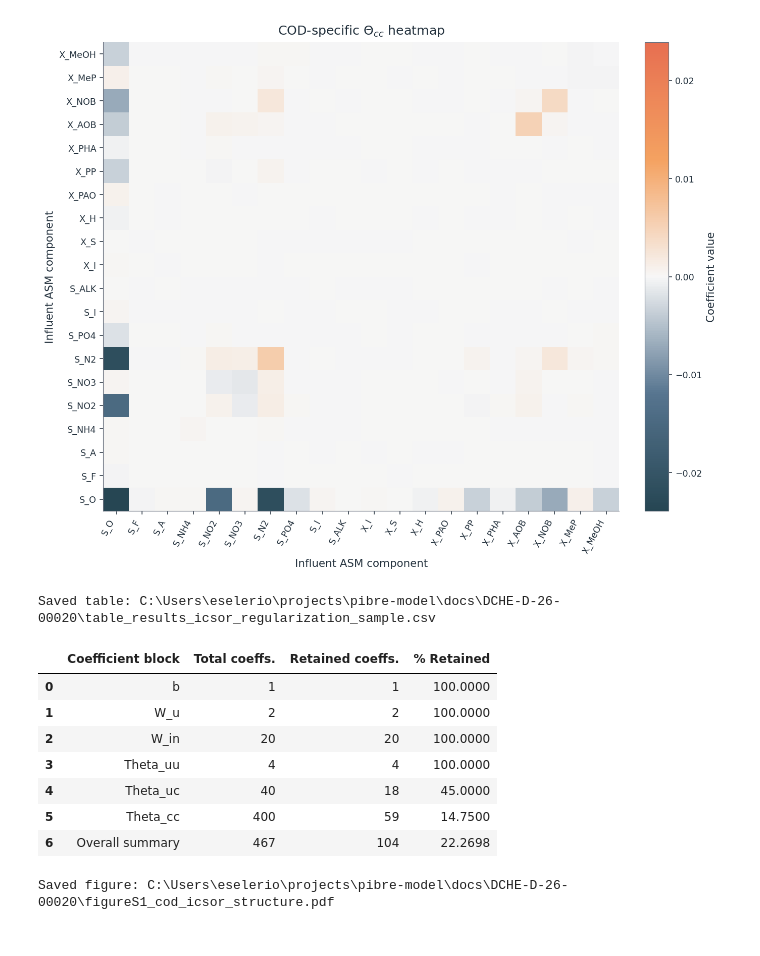
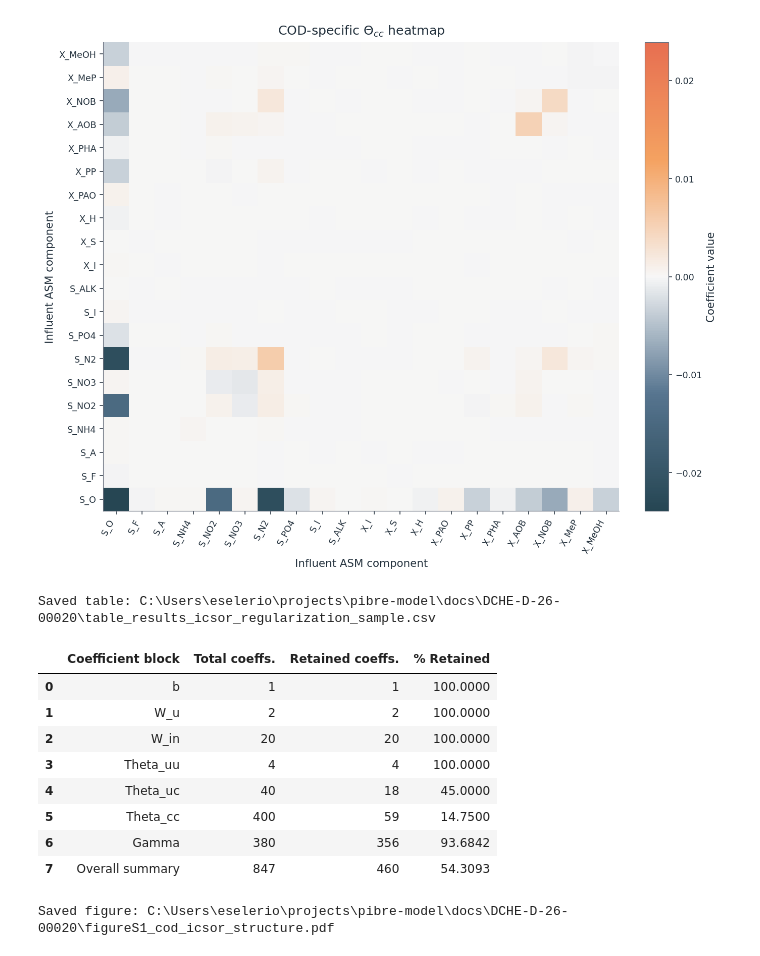
Before and after one commit to egbertoselerio1997/pibre-model, a Jupyter notebook: comparison.ipynb, the cells around one changed output. Cells and saved outputs as stored; diff of their text form; code cells hidden in the pictures.

Commit message:
Address the issue on Gamma

```diff
--- a/comparison.ipynb
+++ b/comparison.ipynb
@@ -1404,23 +1431,118 @@ plt.close(figure)
 Saved figure: C:\Users\eselerio\projects\pibre-model\docs\DCHE-D-26-00020\figure4_icsor_structure.pdf
 [figure]
 # %%
+# Rebuild the export table from live COD-specific blocks so Theta_uc and Gamma are never dropped.
+def _select_cod_block(block_name: str) -> np.ndarray:
+    block_values = np.asarray(icsor_effective_coefficients[block_name], dtype=float)
+    if block_values.ndim == 1:
+        return block_values[cod_target_index : cod_target_index + 1]
+    return block_values[cod_target_index]
+
+
+def _summarize_regularization_block(
+    block_label: str,
+    block_values: np.ndarray,
+    *,
+    exclude_diagonal: bool = False,
+) -> dict[str, object]:
+    block_array = np.asarray(block_values, dtype=float)
+    selectable_mask = np.ones(block_array.shape, dtype=bool)
+    if exclude_diagonal and block_array.ndim == 2 and block_array.shape[0] == block_array.shape[1]:
+        np.fill_diagonal(selectable_mask, False)
+
+    total_count = int(selectable_mask.sum())
+    selectable_values = np.abs(block_array[selectable_mask]) if total_count > 0 else np.asarray([], dtype=float)
+    if total_count == 0:
+        retained_count = 0
+    elif cod_retention_threshold > 0.0:
+        retained_count = int(np.sum(selectable_values >= cod_retention_threshold))
+    else:
+        retained_count = total_count
+
+    return {
+        "Coefficient block": block_label,
+        "Total coeffs.": total_count,
+        "Retained coeffs.": retained_count,
+        "% Retained": 0.0 if total_count == 0 else 100.0 * retained_count / total_count,
+    }
+
+
+regularization_block_specs = [
+    ("b", _select_cod_block("b"), False),
+    ("W_u", _select_cod_block("W_u"), False),
+    ("W_in", _select_cod_block("W_in"), False),
+    ("Theta_uu", _select_cod_block("Theta_uu"), False),
+    ("Theta_uc", _select_cod_block("Theta_uc"), False),
+    ("Theta_cc", _select_cod_block("Theta_cc"), False),
+    ("Gamma", np.asarray(gamma_matrix, dtype=float), True),
+]
+
+regularization_table_source = pd.DataFrame(
+    [
+        _summarize_regularization_block(
+            block_label,
+            block_values,
+            exclude_diagonal=exclude_diagonal,
+        )
+        for block_label, block_values, exclude_diagonal in regularization_block_specs
+    ]
+)
+regularization_table = pd.concat(
+    [
+        regularization_table_source,
+        pd.DataFrame(
+            [
+                {
+                    "Coefficient block": "Overall summary",
+                    "Total coeffs.": int(regularization_table_source["Total coeffs."].sum()),
+                    "Retained coeffs.": int(regularization_table_source["Retained coeffs."].sum()),
+                    "% Retained": 100.0
+                    * float(regularization_table_source["Retained coeffs."].sum())
+                    / float(max(1, regularization_table_source["Total coeffs."].sum())),
+                }
+            ]
+        ),
+    ],
+    ignore_index=True,
+)
+
+expected_regularization_blocks = {
+    "b",
+    "W_u",
+    "W_in",
+    "Theta_uu",
+    "Theta_uc",
+    "Theta_cc",
+    "Gamma",
+    "Overall summary",
+}
+missing_regularization_blocks = expected_regularization_blocks.difference(
+    set(regularization_table["Coefficient block"])
+ )
+if missing_regularization_blocks:
+    raise RuntimeError(
+        "Regularization export is missing required coefficient blocks: "
+        f"{sorted(missing_regularization_blocks)}"
+    )
+
 regularization_table_rounded = regularization_table.copy()
 regularization_table_rounded["Total coeffs."] = regularization_table_rounded["Total coeffs."].astype(int)
 regularization_table_rounded["Retained coeffs."] = regularization_table_rounded["Retained coeffs."].astype(int)
 regularization_table_rounded["% Retained"] = regularization_table_rounded["% Retained"].astype(float).round(4)
 
 regularization_export_path = export_table_csv("table_results_icsor_regularization_sample", regularization_table_rounded, index=False)
 ipython_display(regularization_table_rounded)
 # %% [output]
 Saved table: C:\Users\eselerio\projects\pibre-model\docs\DCHE-D-26-00020\table_results_icsor_regularization_sample.csv
 |  | Coefficient block | Total coeffs. | Retained coeffs. | % Retained |
 | 0 | b | 1 | 1 | 100.0000 |
 | 1 | W_u | 2 | 2 | 100.0000 |
 | 2 | W_in | 20 | 20 | 100.0000 |
 | 3 | Theta_uu | 4 | 4 | 100.0000 |
 | 4 | Theta_uc | 40 | 18 | 45.0000 |
 | 5 | Theta_cc | 400 | 59 | 14.7500 |
-| 6 | Overall summary | 467 | 104 | 22.2698 |
+| 6 | Gamma | 380 | 356 | 93.6842 |
+| 7 | Overall summary | 847 | 460 | 54.3093 |
 # %%
 figure = plot_target_atlas("COD")
 figureS1_export_path = export_figure_pdf("figureS1_cod_icsor_structure", figure)
```
Also changed, not shown: parts of 1 cell of this notebook, 2 other files.
